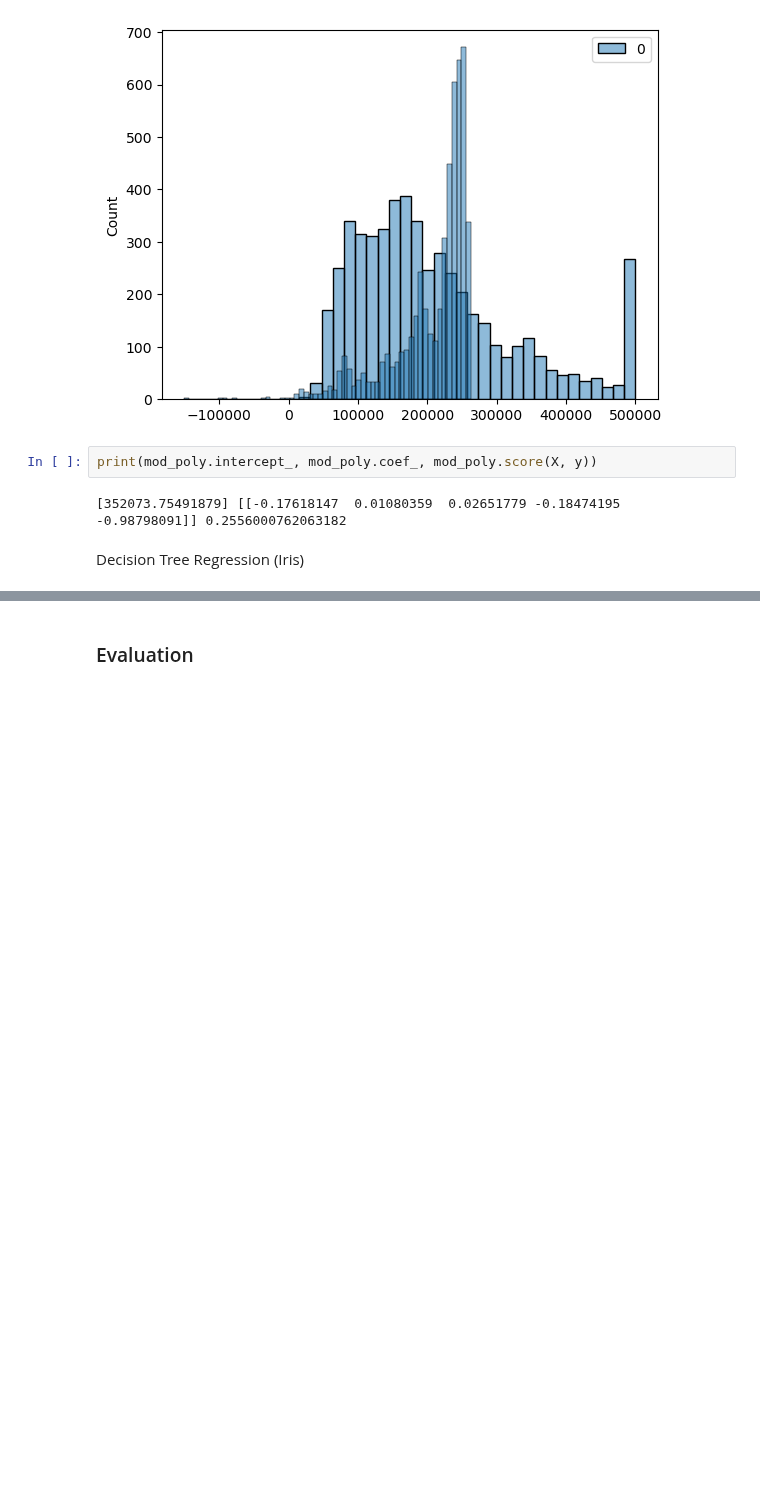
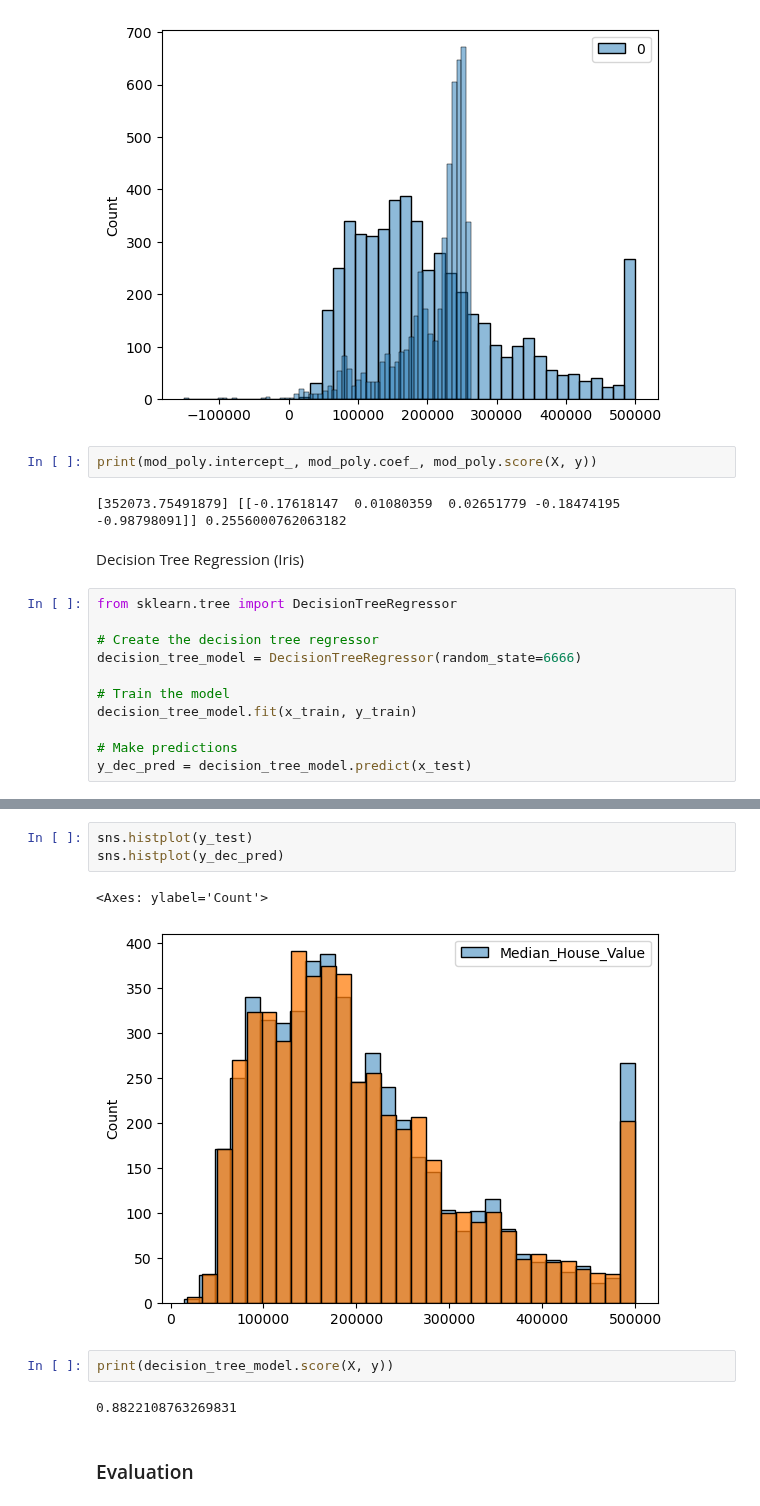
Before and after one commit to DSBE-Semester-A/DataMining, a Jupyter notebook: Assignment1.ipynb, the cells around one changed output, grey strips where cells are left out. Cells and saved outputs as stored; diff of their text form; blank space fills up the shorter version.

Commit message:
Decision tree results

```diff
--- a/Assignment1.ipynb
+++ b/Assignment1.ipynb
@@ -227,3 +231,14 @@ print(mod_poly.intercept_, mod_poly.coef_, mod_poly.score(X, y))
 [352073.75491879] [[-0.17618147  0.01080359  0.02651779 -0.18474195 -0.98798091]] 0.2556000762063182
 # %% [markdown]
 Decision Tree Regression (Iris)
+# %%
+from sklearn.tree import DecisionTreeRegressor
+
+# Create the decision tree regressor
+decision_tree_model = DecisionTreeRegressor(random_state=6666)
+
+# Train the model
+decision_tree_model.fit(x_train, y_train)
+
+# Make predictions
+y_dec_pred = decision_tree_model.predict(x_test)
@@ -230,2 +255,12 @@ Decision Tree Regression (Iris)
+# %%
+sns.histplot(y_test)
+sns.histplot(y_dec_pred)
+# %% [output]
+<Axes: ylabel='Count'>
+[figure, added]
+# %%
+print(decision_tree_model.score(X, y))
+# %% [output]
+0.8822108763269831
 # %% [markdown]
 ### Evaluation
```
Also changed, not shown: parts of 4 cells of this notebook, 1 other file.
